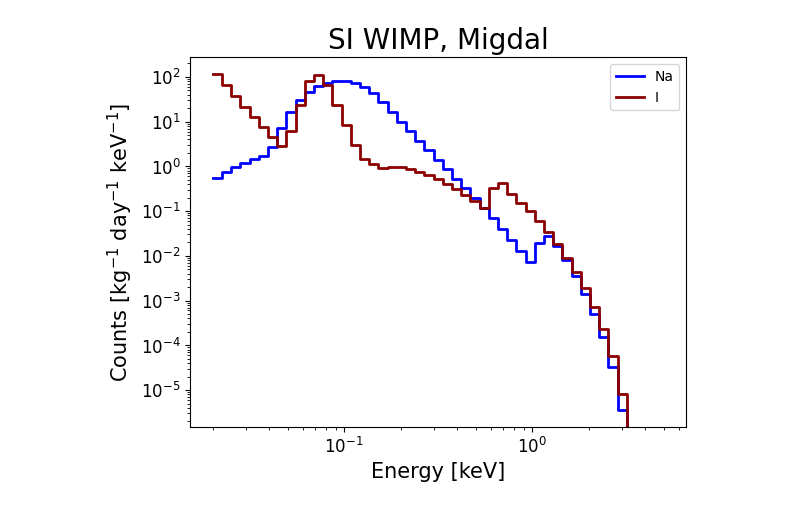
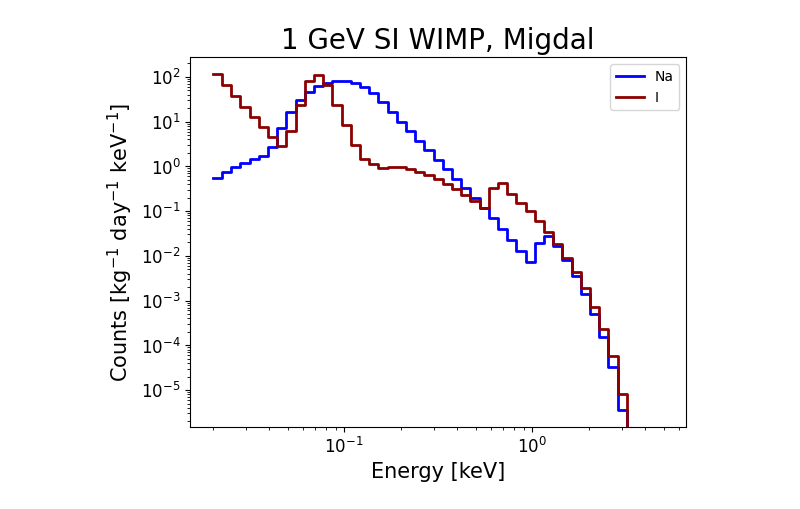
Before and after one commit to mjzurowski/sgm, a Jupyter notebook: check_migdal_spectra.ipynb, the cells around one changed output. Drawn from its saved outputs; the diff is of its cells as text; code cells hidden in the pictures.

```diff
--- a/check_migdal_spectra.ipynb
+++ b/check_migdal_spectra.ipynb
@@ -19,30 +19,30 @@ ref_xsec = 1e-36
 # %%
 energy_edges = np.geomspace(0.02, 5)
 
 rate_edges = np.array([Model.dRdER(Det.Nuclei()[0], e * keV, mX=mass, sig=ref_xsec, VelDist=Dist,
                                    SI=True) for e in energy_edges])
 rate_centers = 0.5 * (rate_edges[1:] + rate_edges[:-1])
 hist = mh.Histdd.from_histogram(histogram=rate_centers, bin_edges=[energy_edges])
 hist.plot(color='blue', linewidth=2)
 
 rate_edges = np.array([Model.dRdER(Det.Nuclei()[1], e * keV, mX=mass, sig=ref_xsec, VelDist=Dist,
                                    SI=True) for e in energy_edges])
 rate_centers = 0.5 * (rate_edges[1:] + rate_edges[:-1])
 hist = mh.Histdd.from_histogram(histogram=rate_centers, bin_edges=[energy_edges])
 hist.plot(color='darkred', linewidth=2)
 
 plt.legend(['Na', 'I'])
 
 plt.xscale('log')
 plt.yscale('log')
 
 plt.xlabel('Energy [keV]')
 plt.ylabel(r'Counts [kg$^{-1}$ day$^{-1}$ keV$^{-1}$]')
-plt.title(r'SI WIMP, Migdal', fontsize=20)
+plt.title(r'1 GeV SI WIMP, Migdal', fontsize=20)
 plt.xticks(fontsize=12)
 plt.yticks(fontsize=12)
 ax = plt.gca()
 ax.xaxis.get_label().set_fontsize(15)
 ax.yaxis.get_label().set_fontsize(15)
 # %% [output]
-[figure, old version]
+[figure, new version]
```
Also changed, not shown: 2 other files.
